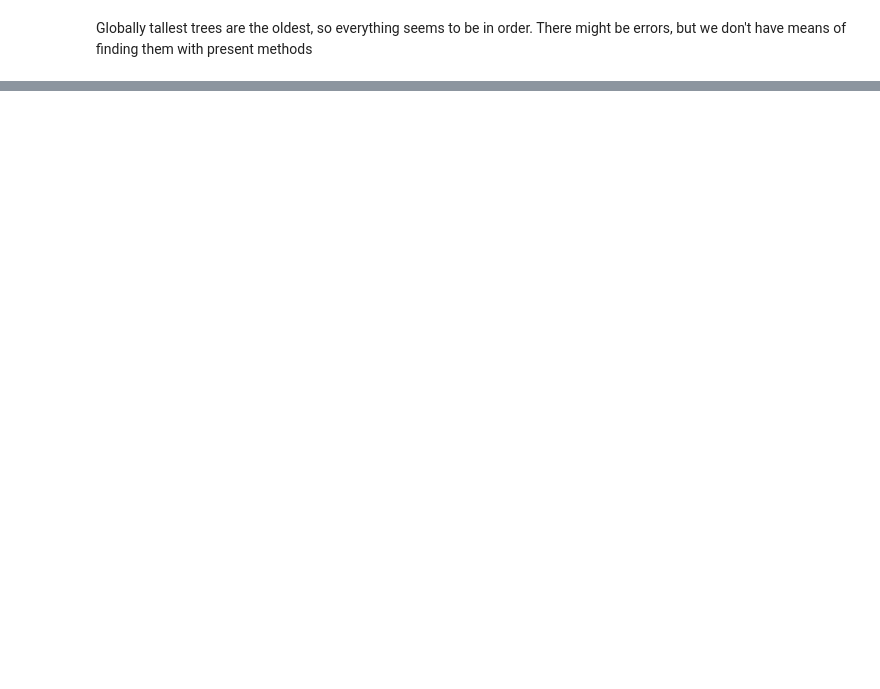
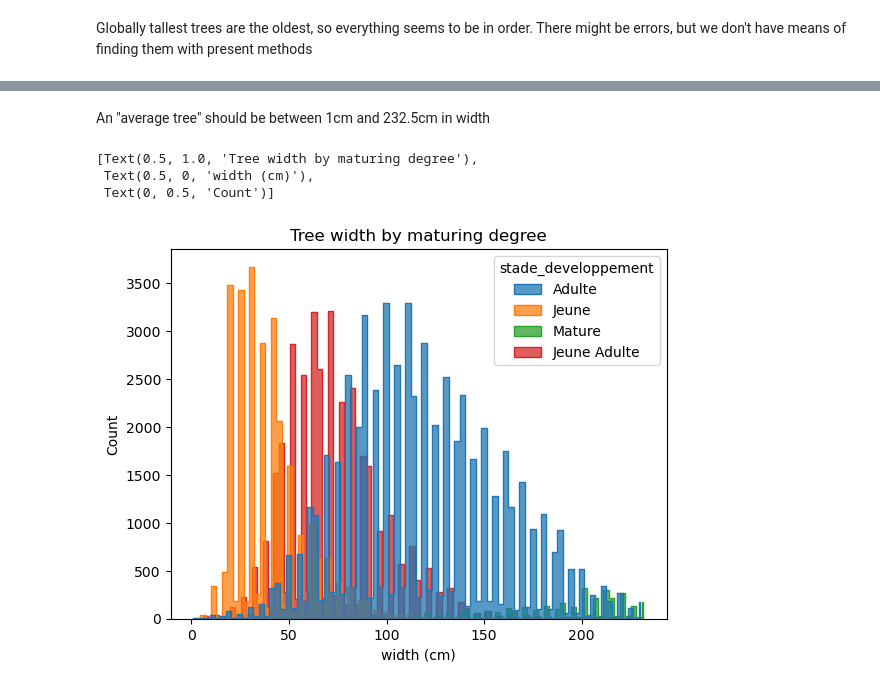
Before and after one commit to Apoxys/OCR-AIEngineer-P2, a Jupyter notebook: Paris's Trees analysis.ipynb, the cells around one changed output, grey strips where cells are left out. Cells and saved outputs as stored; diff of their text form; code cells hidden in the pictures; blank space fills up the shorter version.

```diff
--- a/Paris's Trees analysis.ipynb
+++ b/Paris's Trees analysis.ipynb
@@ -270,0 +546,27 @@ Globally tallest trees are the oldest, so everything seems to be in order. There
+# %% [markdown]
+An "average tree" should be between 1cm and 232.5cm in width
+# %%
+#define outliers
+width_outlier = cldat_copy[
+    (cldat_copy['circonference_cm'] <= width_limits.loc['min','circonference_cm'])
+    |(cldat_copy['circonference_cm'] >= width_limits.loc['max','circonference_cm'])
+   ]
+width_outlier
+
+#drop outliers from "main" dataframe
+width_outlier_mask=((cldat_copy['circonference_cm'] < width_limits.loc['min','circonference_cm'])
+    |(cldat_copy['circonference_cm'] > width_limits.loc['max','circonference_cm']))
+cldat_copy.drop(cldat_copy[width_outlier_mask].index, inplace=True)
+
+sns.histplot(cldat_copy,
+             x="circonference_cm",
+             hue="stade_developpement",
+             element="step",
+             multiple="dodge").set(title='Tree width by maturing degree',
+                                   xlabel="width (cm)",
+                                   ylabel="Count")
+# %% [output]
+[Text(0.5, 1.0, 'Tree width by maturing degree'),
+ Text(0.5, 0, 'width (cm)'),
+ Text(0, 0.5, 'Count')]
+[figure, added]
```
Also changed, not shown: parts of 31 cells of this notebook.
